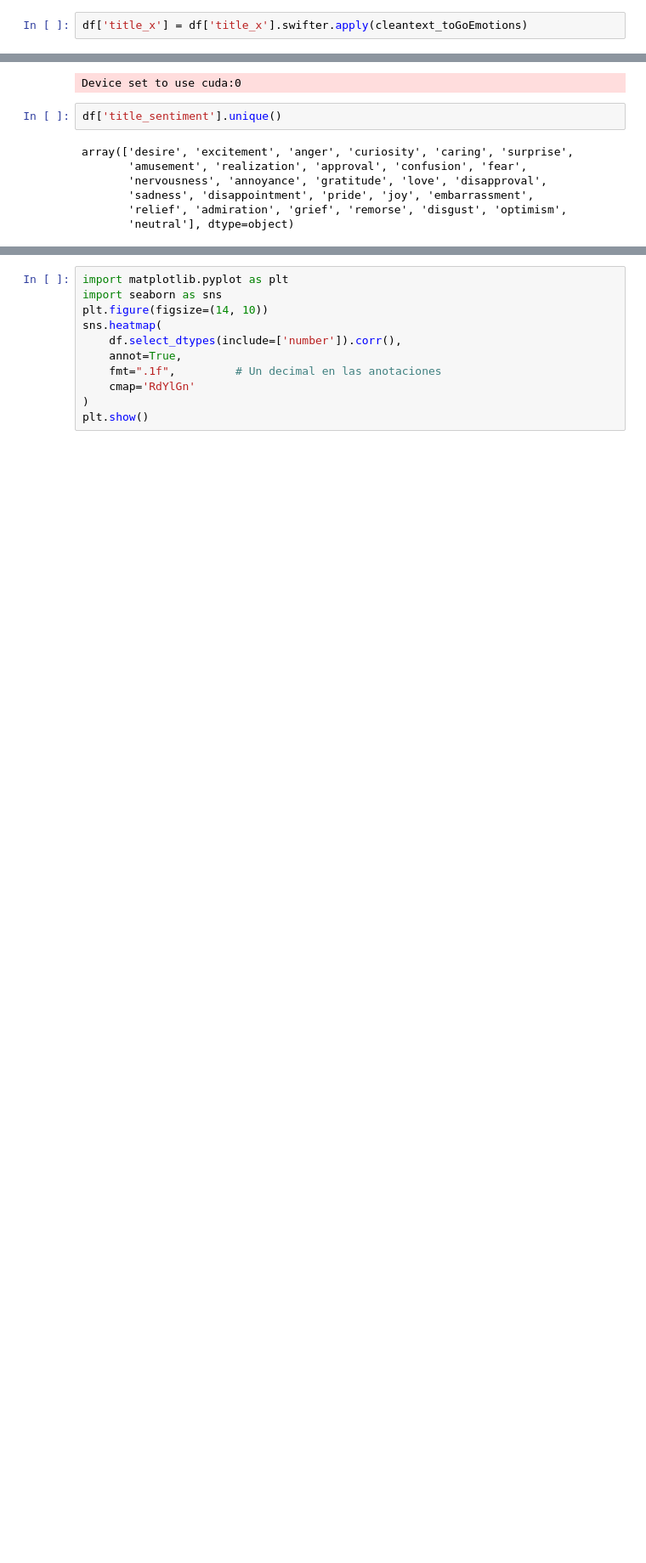
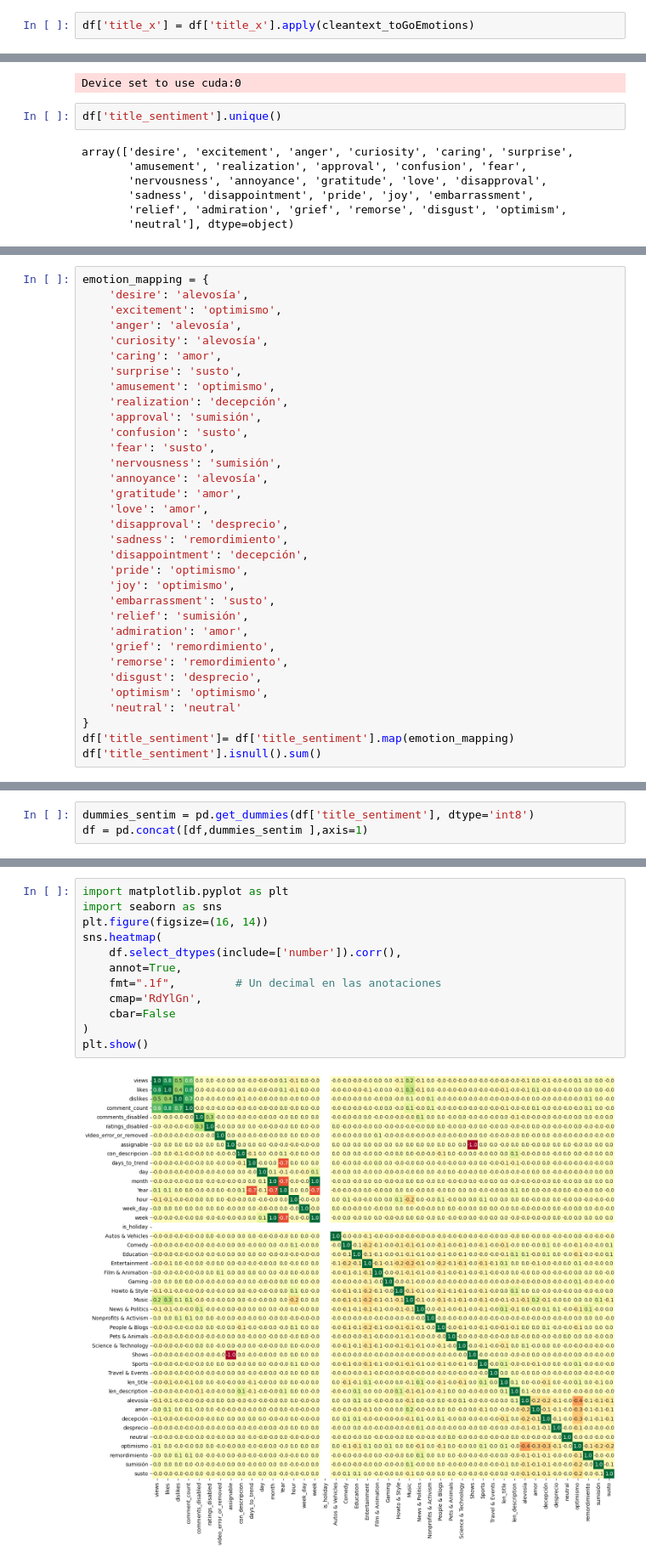
Before and after one commit to luiscxz/YouTube, a Jupyter notebook: Prueba práctica.ipynb, the cells around one changed output, grey strips where cells are left out. Shown at 85% size. Cells and saved outputs as stored; diff of their text form; blank space fills up the shorter version.

Commit message:
Fin análisis exploratio y de sentimientos

```diff
--- a/Prueba práctica.ipynb
+++ b/Prueba práctica.ipynb
@@ -693,7 +695,7 @@ Name: title_x, dtype: object
 # %% [markdown]
 Vale, ahora apliquemos esta función a los titulos.
 # %%
-df['title_x'] = df['title_x'].swifter.apply(cleantext_toGoEmotions)
+df['title_x'] = df['title_x'].apply(cleantext_toGoEmotions)
 # %% [markdown]
 Ok. Obtengamos los sentimientos que transmiten los titulos de los videos.
 # %%
@@ -724,0 +747,33 @@ Perfecto. Ahora sí, analicemos las correlaciones tanto lineales como no lineale
+# %%
+emotion_mapping = {
+    'desire': 'alevosía',
+    'excitement': 'optimismo',
+    'anger': 'alevosía',
+    'curiosity': 'alevosía',
+    'caring': 'amor',
+    'surprise': 'susto',
+    'amusement': 'optimismo',
+    'realization': 'decepción',
+    'approval': 'sumisión',
+    'confusion': 'susto',
+    'fear': 'susto',
+    'nervousness': 'sumisión',
+    'annoyance': 'alevosía',
+    'gratitude': 'amor',
+    'love': 'amor',
+    'disapproval': 'desprecio',
+    'sadness': 'remordimiento',
+    'disappointment': 'decepción',
+    'pride': 'optimismo',
+    'joy': 'optimismo',
+    'embarrassment': 'susto',
+    'relief': 'sumisión',
+    'admiration': 'amor',
+    'grief': 'remordimiento',
+    'remorse': 'remordimiento',
+    'disgust': 'desprecio',
+    'optimism': 'optimismo',
+    'neutral': 'neutral'
+}
+df['title_sentiment']= df['title_sentiment'].map(emotion_mapping)
+df['title_sentiment'].isnull().sum()
@@ -724,0 +832,3 @@ Perfecto. Ahora sí, analicemos las correlaciones tanto lineales como no lineale
+# %%
+dummies_sentim = pd.get_dummies(df['title_sentiment'], dtype='int8')
+df = pd.concat([df,dummies_sentim ],axis=1)
@@ -725,12 +845,15 @@ Perfecto. Ahora sí, analicemos las correlaciones tanto lineales como no lineale
 # %%
 import matplotlib.pyplot as plt
 import seaborn as sns
-plt.figure(figsize=(14, 10))
+plt.figure(figsize=(16, 14))
 sns.heatmap(
     df.select_dtypes(include=['number']).corr(),
     annot=True,
     fmt=".1f",         # Un decimal en las anotaciones
-    cmap='RdYlGn'
+    cmap='RdYlGn',
+    cbar=False
 )
 plt.show()
+# %% [output]
+[figure, added]
 # %%
```
Also changed, not shown: parts of 18 cells of this notebook.
